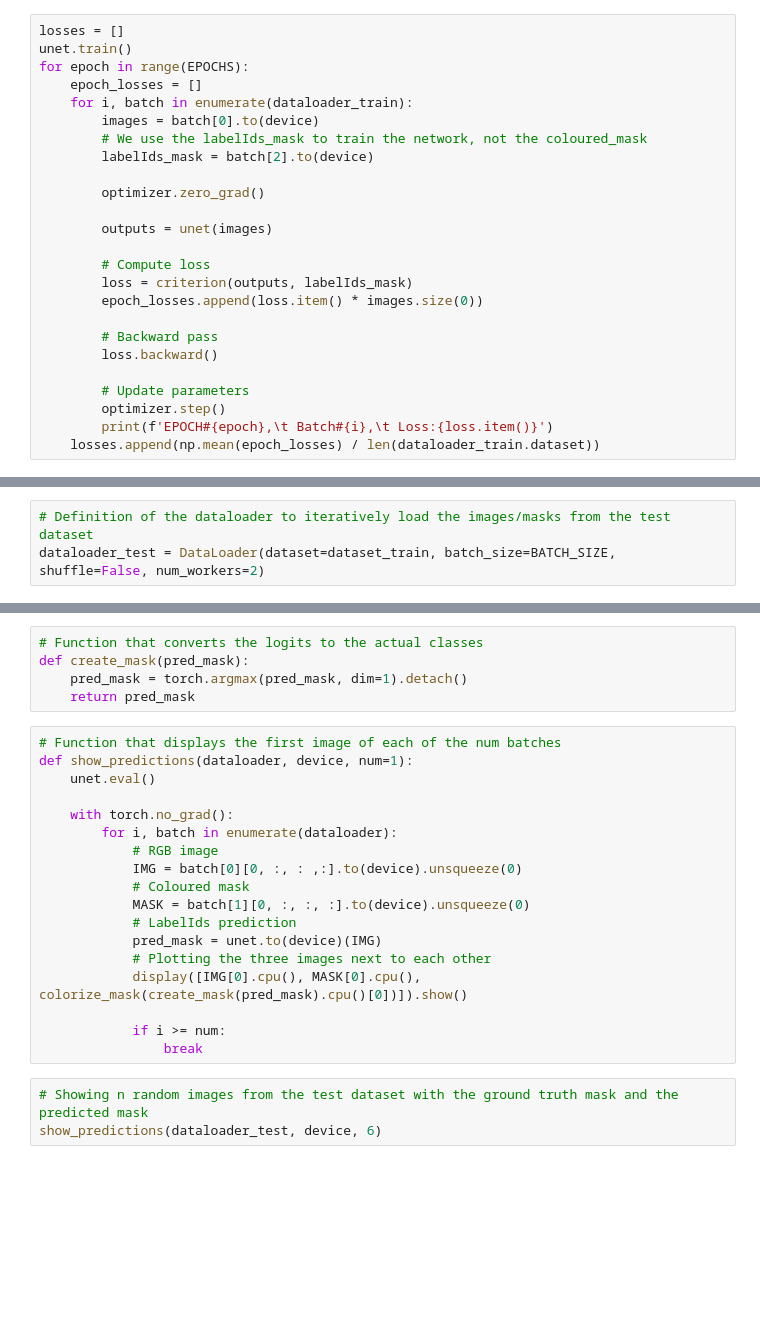
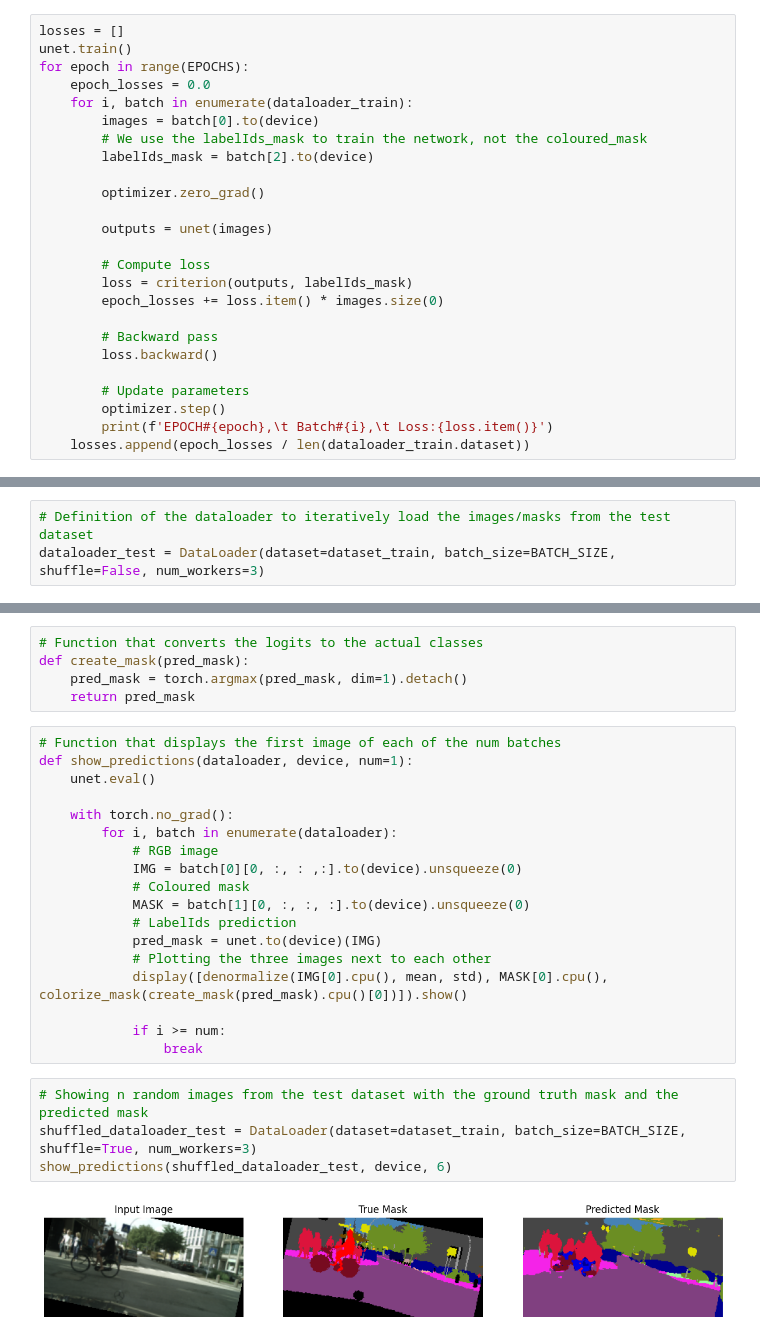
Before and after one commit to LorenzoBacchini/3D_perception_Project_1, a Jupyter notebook: U-Net.ipynb, the cells around one changed output, grey strips where cells are left out. Cells and saved outputs as stored; diff of their text form; blank space fills up the shorter version.

```diff
--- a/U-Net.ipynb
+++ b/U-Net.ipynb
@@ -256,7 +383,7 @@ plt.show()
 losses = []
 unet.train()
 for epoch in range(EPOCHS):
-    epoch_losses = []
+    epoch_losses = 0.0
     for i, batch in enumerate(dataloader_train):
         images = batch[0].to(device)
         # We use the labelIds_mask to train the network, not the coloured_mask
@@ -268,7 +395,7 @@ for epoch in range(EPOCHS):
 
         # Compute loss
         loss = criterion(outputs, labelIds_mask)
-        epoch_losses.append(loss.item() * images.size(0))
+        epoch_losses += loss.item() * images.size(0)
 
         # Backward pass
         loss.backward()
@@ -276,4 +403,4 @@ for epoch in range(EPOCHS):
         # Update parameters
         optimizer.step()
         print(f'EPOCH#{epoch},\t Batch#{i},\t Loss:{loss.item()}')
-    losses.append(np.mean(epoch_losses) / len(dataloader_train.dataset))
+    losses.append(epoch_losses / len(dataloader_train.dataset))
@@ -296,7 +445,7 @@ unet.load_state_dict(torch.load(PATH, device))
 dataset_test = CityscapeDataset(root_path="/kaggle/input/cityscape-dataset", test=True, image_transform=image_transforms, mask_transform=mask_transforms)
 # %%
 # Definition of the dataloader to iteratively load the images/masks from the test dataset
-dataloader_test = DataLoader(dataset=dataset_train, batch_size=BATCH_SIZE, shuffle=False, num_workers=2)
+dataloader_test = DataLoader(dataset=dataset_train, batch_size=BATCH_SIZE, shuffle=False, num_workers=3)
 # %% [markdown]
 # Testing
 # %%
@@ -433,10 +603,13 @@ def show_predictions(dataloader, device, num=1):
             # LabelIds prediction
             pred_mask = unet.to(device)(IMG)
             # Plotting the three images next to each other
-            display([IMG[0].cpu(), MASK[0].cpu(), colorize_mask(create_mask(pred_mask).cpu()[0])]).show()
+            display([denormalize(IMG[0].cpu(), mean, std), MASK[0].cpu(), colorize_mask(create_mask(pred_mask).cpu()[0])]).show()
 
             if i >= num:
                 break
 # %%
 # Showing n random images from the test dataset with the ground truth mask and the predicted mask
-show_predictions(dataloader_test, device, 6)
+shuffled_dataloader_test = DataLoader(dataset=dataset_train, batch_size=BATCH_SIZE, shuffle=True, num_workers=3)
+show_predictions(shuffled_dataloader_test, device, 6)
+# %% [output]
+[figure, added]
```
Also changed, not shown: parts of 19 cells of this notebook.
